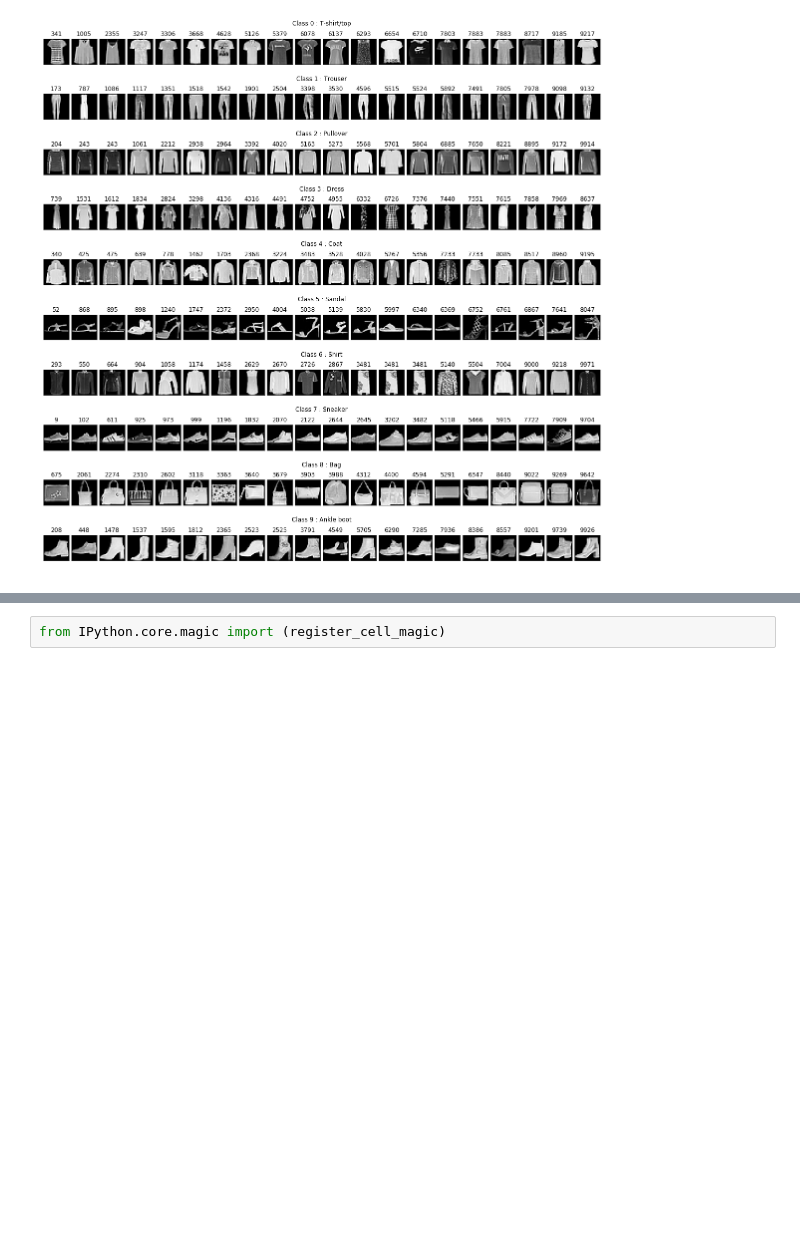
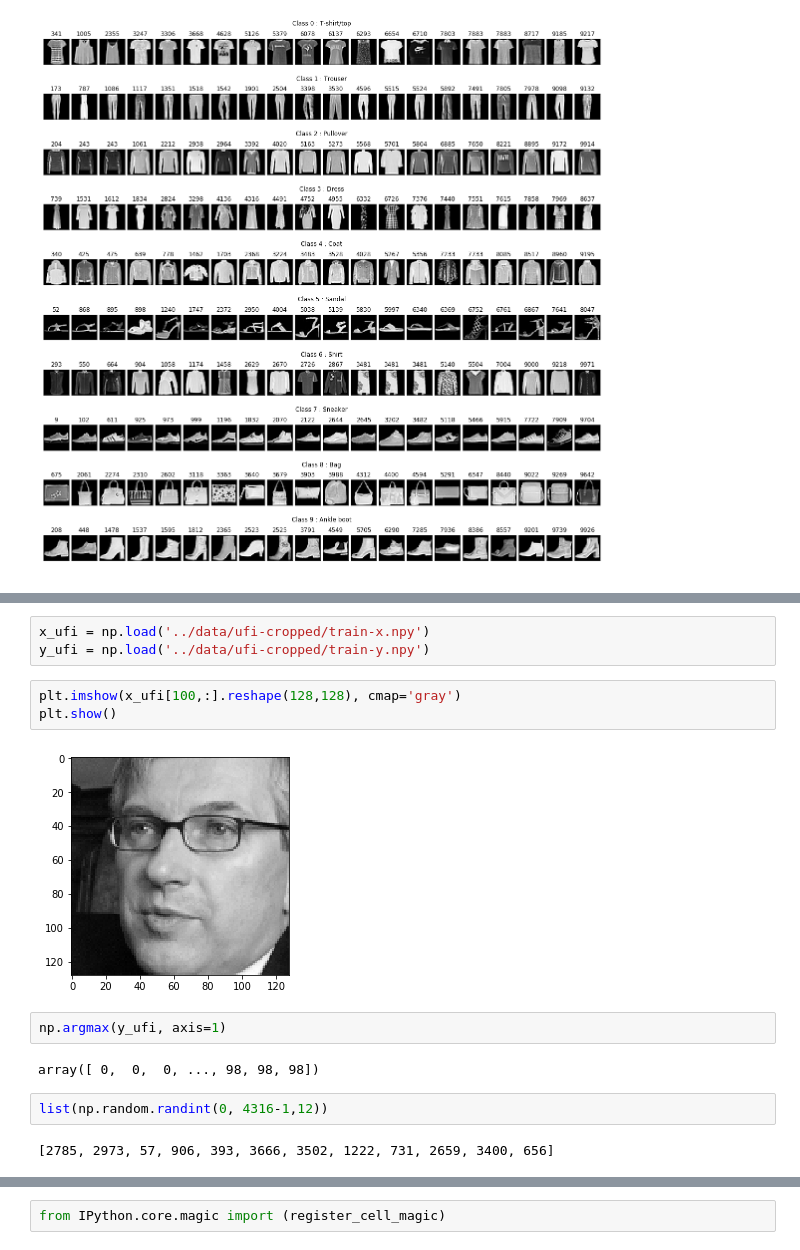
Before and after one commit to p16i/thesis-designing-recurrent-neural-networks-for-explainability, a Jupyter notebook: notebooks/plot-minist.ipynb, the cells around one changed output, grey strips where cells are left out. Saved outputs shown, nothing was run; the diff lists cells and outputs as text; blank space fills up the shorter version.

```diff
--- a/notebooks/plot-minist.ipynb
+++ b/notebooks/plot-minist.ipynb
@@ -120,0 +152,16 @@ imp.reload(data_provider)
+# %%
+x_ufi = np.load('../data/ufi-cropped/train-x.npy')
+y_ufi = np.load('../data/ufi-cropped/train-y.npy')
+# %%
+plt.imshow(x_ufi[100,:].reshape(128,128), cmap='gray')
+plt.show()
+# %% [output]
+[figure, added]
+# %%
+np.argmax(y_ufi, axis=1)
+# %% [output]
+array([ 0,  0,  0, ..., 98, 98, 98])
+# %%
+list(np.random.randint(0, 4316-1,12))
+# %% [output]
+[2785, 2973, 57, 906, 393, 3666, 3502, 1222, 731, 2659, 3400, 656]
```
Also changed, not shown: parts of 6 cells of this notebook, 4 other files.
